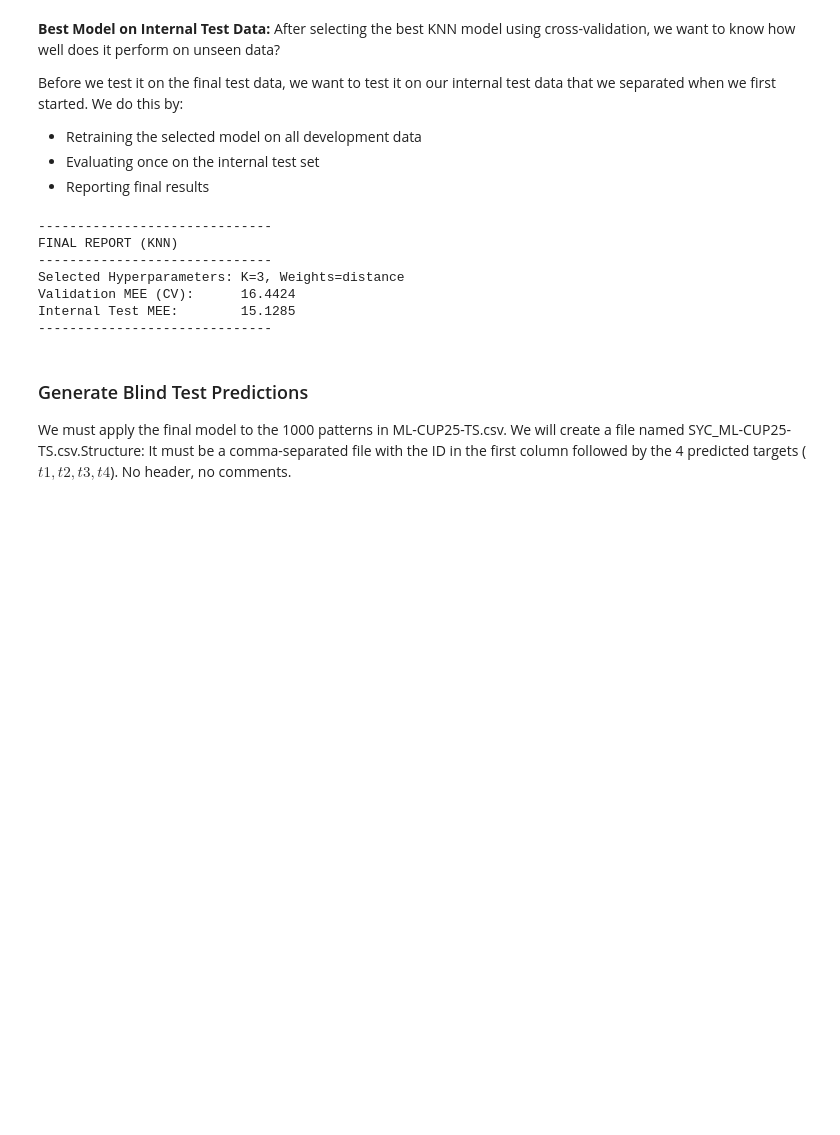
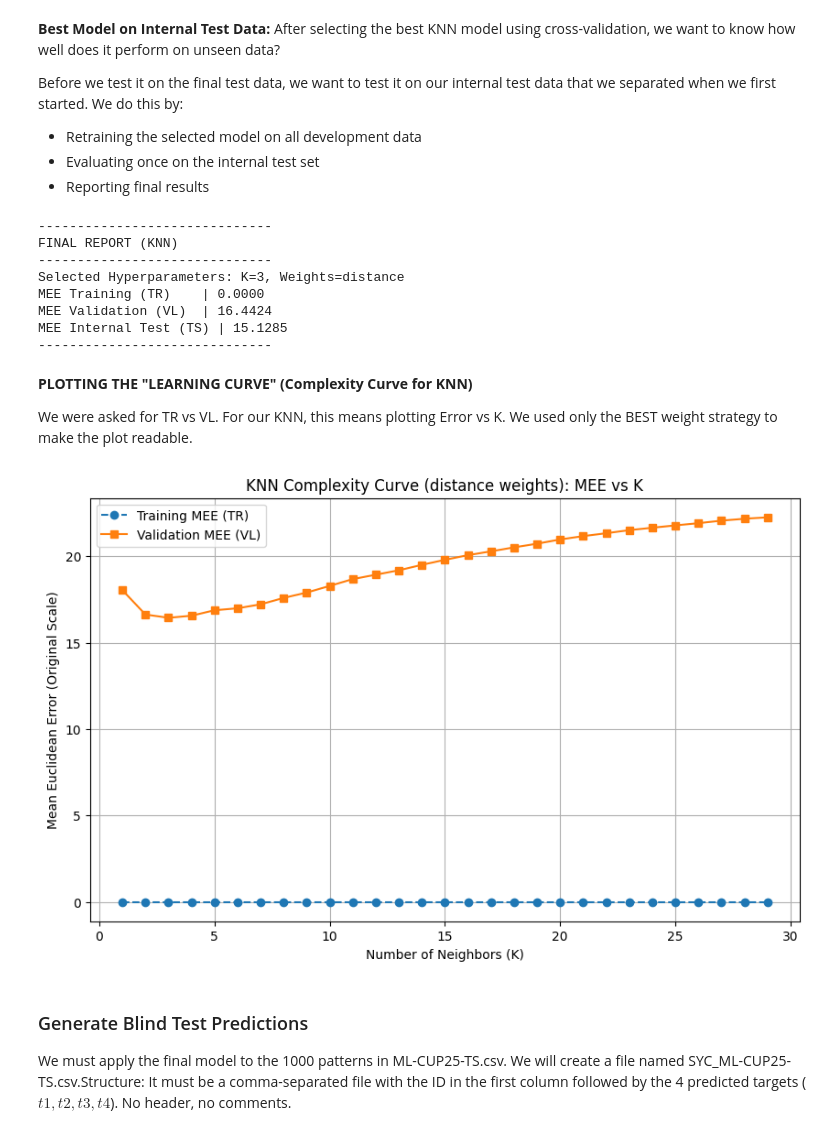
Before and after one commit to abderrahmane-salmi/UNIPI-Machine-Learning-Project, a Jupyter notebook: src/knn/knn.ipynb, the cells around one changed output. Drawn from its saved outputs; the diff is of its cells as text; code cells hidden in the pictures; blank space fills up the shorter version.

Commit message:
compute Training MEE for KNN

```diff
--- a/src/knn/knn.ipynb
+++ b/src/knn/knn.ipynb
@@ -189,13 +201,15 @@ plt.show()
 
 Identify the Best Hyperparameters
 # %%
-best_row = results_df.loc[results_df['mee'].idxmin()]
+best_row = results_df.loc[results_df['val_mee'].idxmin()]
 best_k = int(best_row['k'])
 best_weight = best_row['weight']
-best_val_mee = best_row['mee']
+best_val_mee = best_row['val_mee']
+best_train_mee = best_row['train_mee']
 
 print(f"BEST CONFIGURATION: K={best_k}, Weights={best_weight}")
 print(f"Best Validation MEE: {best_val_mee:.4f}")
+print(f"Best Training MEE: {best_train_mee:.4f}")
 # %% [output]
 BEST CONFIGURATION: K=3, Weights=distance
 Best Validation MEE: 16.4424
@@ -224,6 +239,11 @@ final_knn = KNeighborsRegressor(n_neighbors=best_k, weights=best_weight)
 
 # Train the final model on the entire development set
 final_knn.fit(X_dev_scaled, y_dev_scaled)
+
+# Compute FINAL TRAINING MEE (TR) on X_dev
+y_dev_pred_scaled = final_knn.predict(X_dev_scaled)
+y_dev_pred = final_scaler.inverse_transform_y(y_dev_pred_scaled)
+final_tr_mee = utils.mean_euclidean_error(y_dev, y_dev_pred)
 
 # -----------------------------------------------------
 # 2. EVALUATE MODEL ON THE INTERNAL TEST SET
@@ -252,17 +272,38 @@ print("-" * 30)
 print(f"FINAL REPORT (KNN)")
 print("-" * 30)
 print(f"Selected Hyperparameters: K={best_k}, Weights={best_weight}")
-print(f"Validation MEE (CV):      {best_val_mee:.4f}")
-print(f"Internal Test MEE:        {test_mee:.4f}")
+print(f"{'MEE Training (TR)':<20} | {final_tr_mee:.4f}")
+print(f"{'MEE Validation (VL)':<20} | {best_val_mee:.4f}")
+print(f"{'MEE Internal Test (TS)':<20} | {test_mee:.4f}")
 print("-" * 30)
 # %% [output]
 ------------------------------
 FINAL REPORT (KNN)
 ------------------------------
 Selected Hyperparameters: K=3, Weights=distance
-Validation MEE (CV):      16.4424
-Internal Test MEE:        15.1285
+MEE Training (TR)    | 0.0000
+MEE Validation (VL)  | 16.4424
+MEE Internal Test (TS) | 15.1285
 ------------------------------
+# %% [markdown]
+**PLOTTING THE "LEARNING CURVE" (Complexity Curve for KNN)**
+
+We were asked for TR vs VL. For our KNN, this means plotting Error vs K. We used only the BEST weight strategy to make the plot readable.
+# %%
+subset = results_df[results_df['weight'] == best_weight]
+
+plt.figure(figsize=(10, 6))
+plt.plot(subset['k'], subset['train_mee'], label='Training MEE (TR)', marker='o', linestyle='--')
+plt.plot(subset['k'], subset['val_mee'], label='Validation MEE (VL)', marker='s')
+
+plt.title(f'KNN Complexity Curve ({best_weight} weights): MEE vs K')
+plt.xlabel('Number of Neighbors (K)')
+plt.ylabel('Mean Euclidean Error (Original Scale)')
+plt.legend()
+plt.grid(True)
+plt.show()
+# %% [output]
+[figure, added]
 # %% [markdown]
 ### Generate Blind Test Predictions
 
```
Also changed, not shown: parts of 4 cells of this notebook.
